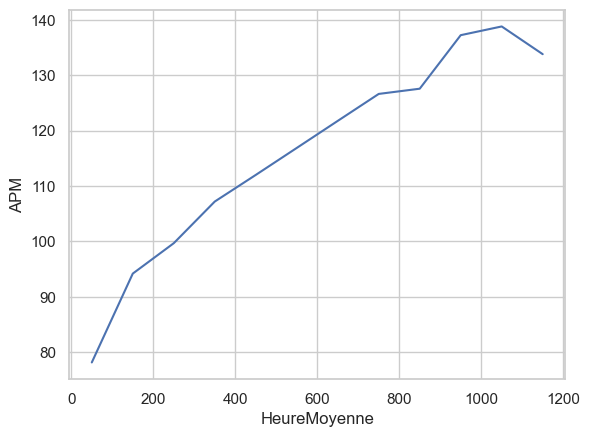
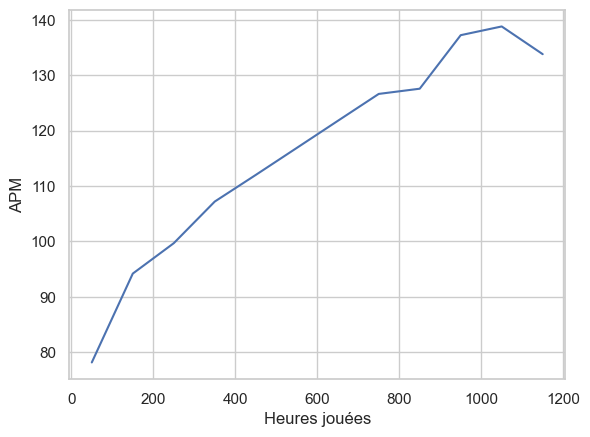
Code edit (unified diff) that turned the first committed figure into the second:
--- before
+++ after
@@ -1 +1,3 @@
-sns.lineplot(speed_df, x='HeureMoyenne', y='APM')
+lineplot = sns.lineplot(speed_df, x='HeureMoyenne', y='APM')
+
+lineplot.set_xlabel("Heures jouées")

Commit: Added content to the analysis